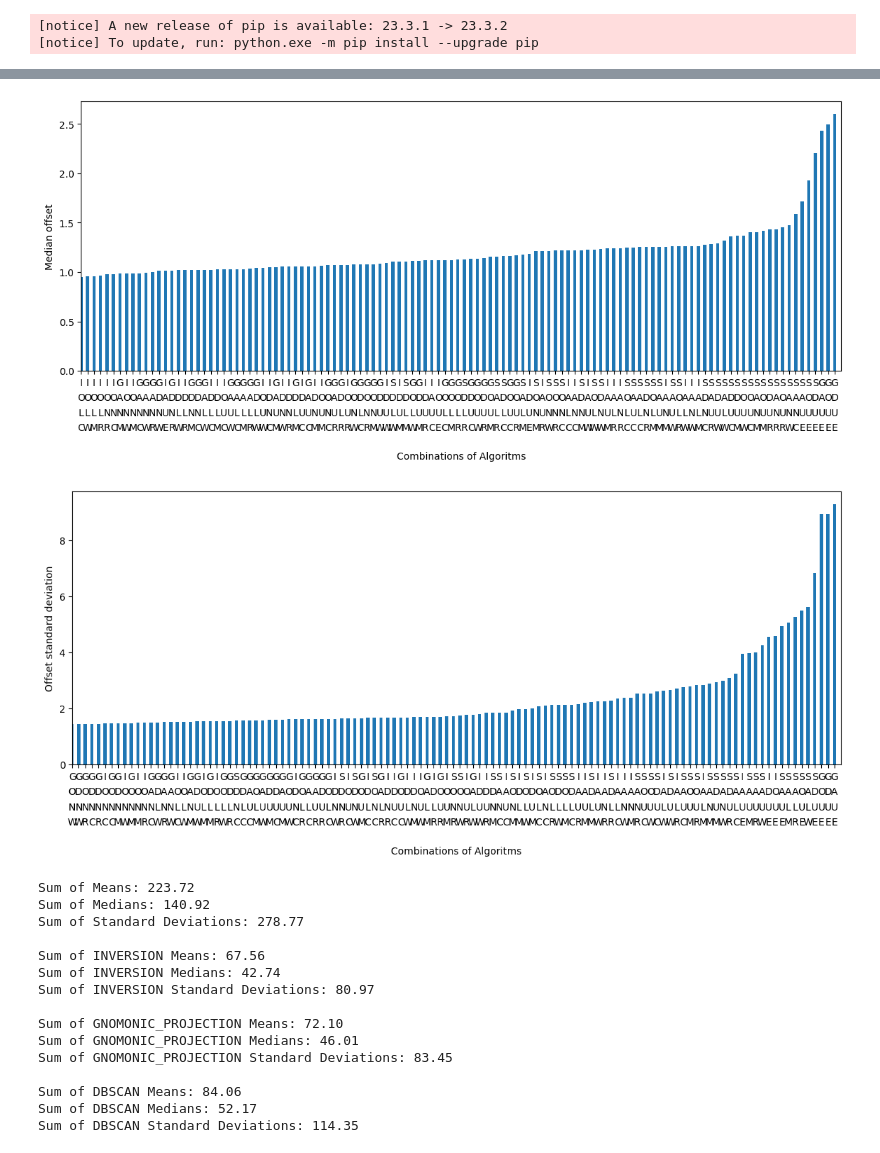
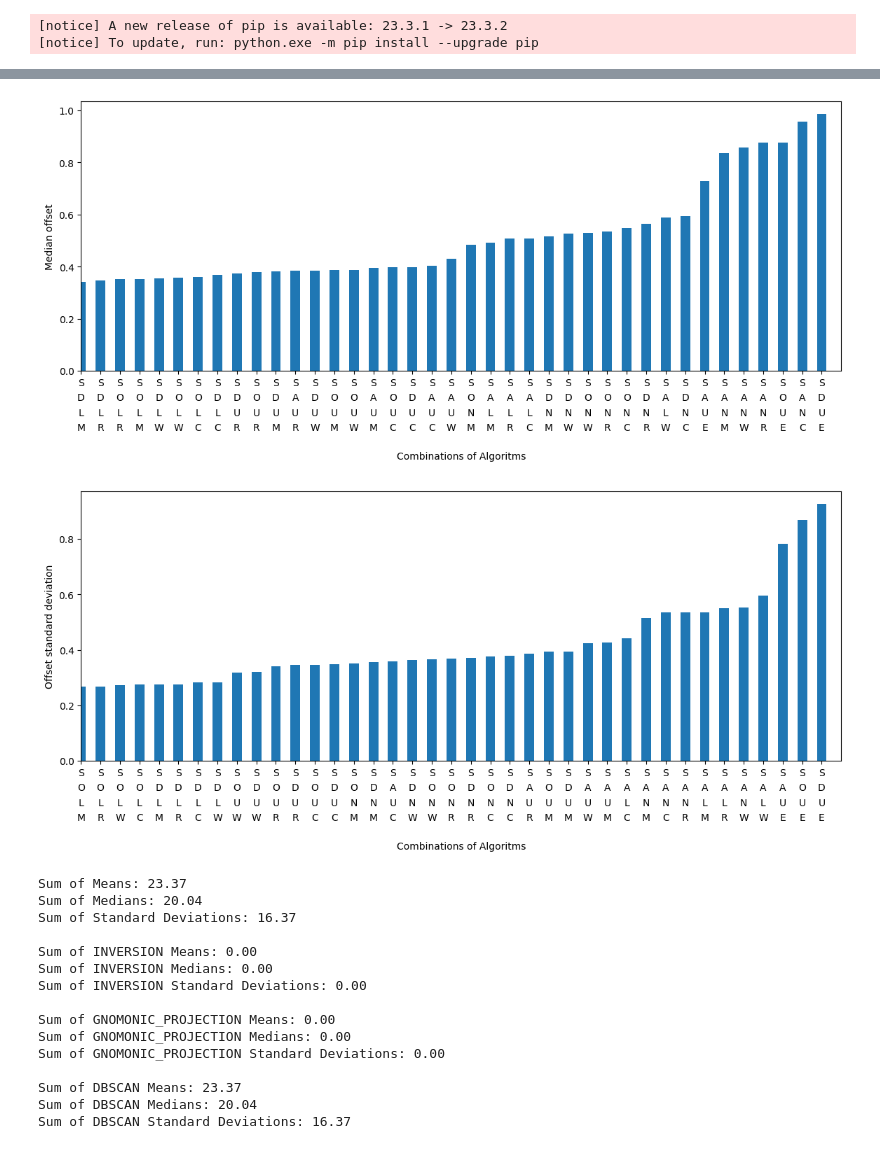
Before and after one commit to AlexLenitschek/ILDARSrevised, a Jupyter notebook: Offset_Plotter.ipynb, the cells around one changed output, grey strips where cells are left out. Saved outputs shown, nothing was run; the diff lists cells and outputs as text; code cells hidden in the pictures.

```diff
--- a/Offset_Plotter.ipynb
+++ b/Offset_Plotter.ipynb
@@ -99,7 +99,7 @@ def plot_sorted_data(sorted_files, plotname, name_y_axis):
     plt.xlabel('Combinations of Algoritms')
     plt.ylabel(name_y_axis)
     plt.xlim(0,len(file_names))
-    plt.savefig("c:/Users/Alex/source/repos/ILDARSrevised/results/ImageResults/" + f'02-17{plotname}_500concerthall_FULL_OLD_100_PP10.svg', pad_inches=0, bbox_inches='tight')
+    plt.savefig("c:/Users/Alex/source/repos/ILDARSrevised/results/ImageResults/" + f'03-01{plotname}500test1room_Improved_Inversion_03-01', pad_inches=0, bbox_inches='tight')
     #plt.tight_layout()
     #plt.subplots_adjust(bottom=0.3)
 
@@ -109,7 +109,7 @@ def plot_sorted_data(sorted_files, plotname, name_y_axis):
 #results_root = [f for f in results_root if not f.startswith("ImageResults")]
 #most_recent_folder = results_root[0]
 #folder_path = f'/content/drive/MyDrive/ILDARSrevised/results/{most_recent_folder}/'
-folder_path = f'c:/Users/Alex/source/repos/ILDARSrevised/results/2024-02-17_19-17-23'
+folder_path = f'c:/Users/Alex/source/repos/ILDARSrevised/results/500pyramidroom_Improved_Inversion_03-01'
 column_index = 3  # Replace with the index of the column to calculate the mean (0-based index)
 
 sorted_by_mean = sort_csv_files(folder_path, column_index, mean)
@@ -149,17 +149,17 @@ for letter in algorithm_letters:
-[figure, old version]
+[figure, new version]
-[figure, old version]
+[figure, new version]
-Sum of Means: 223.72
-Sum of Medians: 140.92
-Sum of Standard Deviations: 278.77
+Sum of Means: 23.37
+Sum of Medians: 20.04
+Sum of Standard Deviations: 16.37
 
-Sum of INVERSION Means: 67.56
-Sum of INVERSION Medians: 42.74
-Sum of INVERSION Standard Deviations: 80.97
+Sum of INVERSION Means: 0.00
+Sum of INVERSION Medians: 0.00
+Sum of INVERSION Standard Deviations: 0.00
 
-Sum of GNOMONIC_PROJECTION Means: 72.10
-Sum of GNOMONIC_PROJECTION Medians: 46.01
-Sum of GNOMONIC_PROJECTION Standard Deviations: 83.45
+Sum of GNOMONIC_PROJECTION Means: 0.00
+Sum of GNOMONIC_PROJECTION Medians: 0.00
+Sum of GNOMONIC_PROJECTION Standard Deviations: 0.00
 
-Sum of DBSCAN Means: 84.06
-Sum of DBSCAN Medians: 52.17
-Sum of DBSCAN Standard Deviations: 114.35
+Sum of DBSCAN Means: 23.37
+Sum of DBSCAN Medians: 20.04
+Sum of DBSCAN Standard Deviations: 16.37
```
Also changed, not shown: parts of 1 cell of this notebook, 12 other files.
